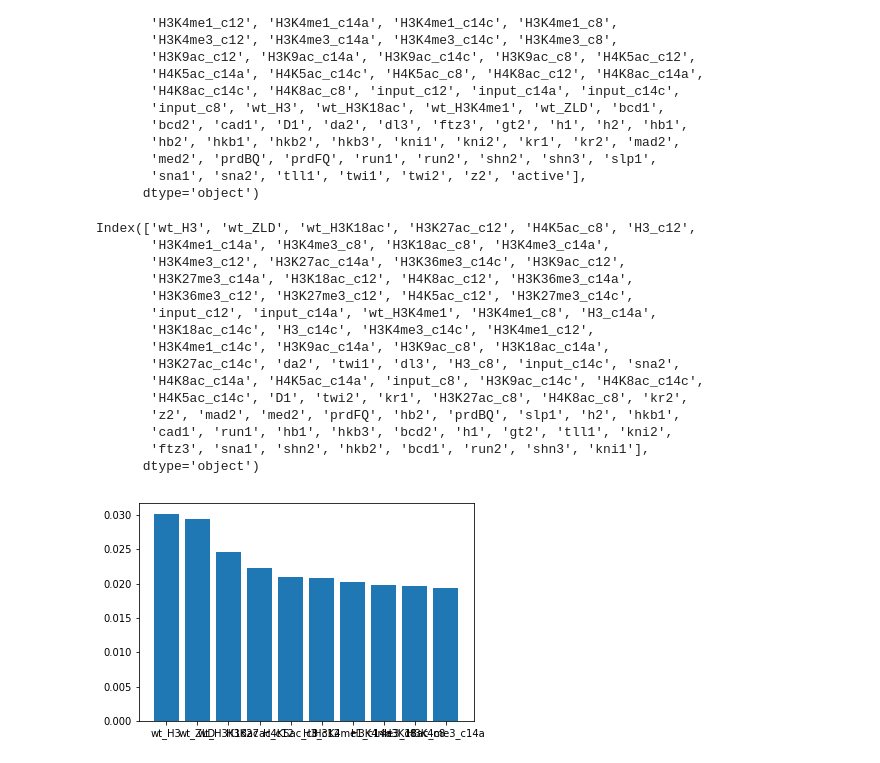
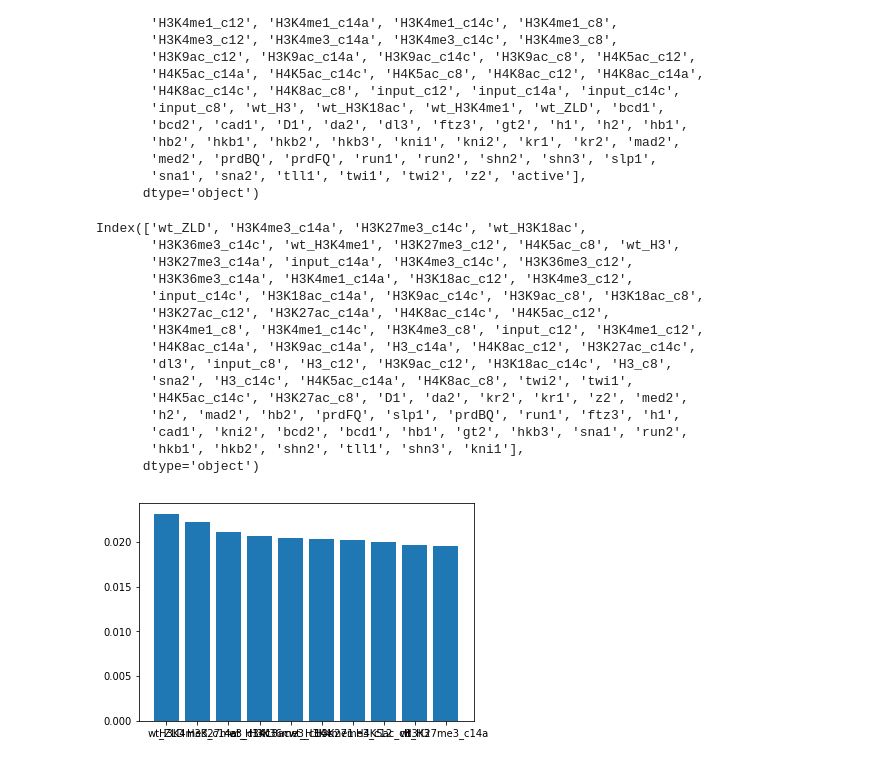
Before and after one commit to shifwang/RFmicroscope, a Jupyter notebook: demos/enhancer_example.ipynb, the cells around one changed output. Saved outputs shown, nothing was run; the diff lists cells and outputs as text; code cells hidden in the pictures.

```diff
--- a/demos/enhancer_example.ipynb
+++ b/demos/enhancer_example.ipynb
@@ -153,32 +153,32 @@ Index(['H3_c12', 'H3_c14a', 'H3_c14c', 'H3_c8', 'H3K18ac_c12', 'H3K18ac_c14a',
 # %%
 data.iloc[:,-1] = np.random.permutation(data.iloc[:,-1])
 X_train, X_test, y_train, y_test = train_test_split(
     np.array(data.iloc[:,:-1]), np.array(data.iloc[:,-1]), train_size=0.5,
     random_state=2017)
 
 rf = RandomForestClassifier(
-    n_estimators=20, random_state=1231, bootstrap=True)
+    n_estimators=100, bootstrap=True, max_depth = None)
 
 rf.fit(X=X_train, y=y_train)
 ix = np.argsort(rf.feature_importances_ * -1)
 topk = 10
 plt.bar(x = np.arange(topk), height=rf.feature_importances_[ix][:topk])
 plt.xticks(ticks = np.arange(topk), labels=data.columns[ix[:topk]])
 print(data.columns[ix])
 # %% [output]
-Index(['wt_H3', 'wt_ZLD', 'wt_H3K18ac', 'H3K27ac_c12', 'H4K5ac_c8', 'H3_c12',
-       'H3K4me1_c14a', 'H3K4me3_c8', 'H3K18ac_c8', 'H3K4me3_c14a',
-       'H3K4me3_c12', 'H3K27ac_c14a', 'H3K36me3_c14c', 'H3K9ac_c12',
-       'H3K27me3_c14a', 'H3K18ac_c12', 'H4K8ac_c12', 'H3K36me3_c14a',
-       'H3K36me3_c12', 'H3K27me3_c12', 'H4K5ac_c12', 'H3K27me3_c14c',
-       'input_c12', 'input_c14a', 'wt_H3K4me1', 'H3K4me1_c8', 'H3_c14a',
-       'H3K18ac_c14c', 'H3_c14c', 'H3K4me3_c14c', 'H3K4me1_c12',
-       'H3K4me1_c14c', 'H3K9ac_c14a', 'H3K9ac_c8', 'H3K18ac_c14a',
-       'H3K27ac_c14c', 'da2', 'twi1', 'dl3', 'H3_c8', 'input_c14c', 'sna2',
-       'H4K8ac_c14a', 'H4K5ac_c14a', 'input_c8', 'H3K9ac_c14c', 'H4K8ac_c14c',
-       'H4K5ac_c14c', 'D1', 'twi2', 'kr1', 'H3K27ac_c8', 'H4K8ac_c8', 'kr2',
-       'z2', 'mad2', 'med2', 'prdFQ', 'hb2', 'prdBQ', 'slp1', 'h2', 'hkb1',
-       'cad1', 'run1', 'hb1', 'hkb3', 'bcd2', 'h1', 'gt2', 'tll1', 'kni2',
-       'ftz3', 'sna1', 'shn2', 'hkb2', 'bcd1', 'run2', 'shn3', 'kni1'],
+Index(['wt_ZLD', 'H3K4me3_c14a', 'H3K27me3_c14c', 'wt_H3K18ac',
+       'H3K36me3_c14c', 'wt_H3K4me1', 'H3K27me3_c12', 'H4K5ac_c8', 'wt_H3',
+       'H3K27me3_c14a', 'input_c14a', 'H3K4me3_c14c', 'H3K36me3_c12',
+       'H3K36me3_c14a', 'H3K4me1_c14a', 'H3K18ac_c12', 'H3K4me3_c12',
+       'input_c14c', 'H3K18ac_c14a', 'H3K9ac_c14c', 'H3K9ac_c8', 'H3K18ac_c8',
+       'H3K27ac_c12', 'H3K27ac_c14a', 'H4K8ac_c14c', 'H4K5ac_c12',
+       'H3K4me1_c8', 'H3K4me1_c14c', 'H3K4me3_c8', 'input_c12', 'H3K4me1_c12',
+       'H4K8ac_c14a', 'H3K9ac_c14a', 'H3_c14a', 'H4K8ac_c12', 'H3K27ac_c14c',
+       'dl3', 'input_c8', 'H3_c12', 'H3K9ac_c12', 'H3K18ac_c14c', 'H3_c8',
+       'sna2', 'H3_c14c', 'H4K5ac_c14a', 'H4K8ac_c8', 'twi2', 'twi1',
+       'H4K5ac_c14c', 'H3K27ac_c8', 'D1', 'da2', 'kr2', 'kr1', 'z2', 'med2',
+       'h2', 'mad2', 'hb2', 'prdFQ', 'slp1', 'prdBQ', 'run1', 'ftz3', 'h1',
+       'cad1', 'kni2', 'bcd2', 'bcd1', 'hb1', 'gt2', 'hkb3', 'sna1', 'run2',
+       'hkb1', 'hkb2', 'shn2', 'tll1', 'shn3', 'kni1'],
       dtype='object')
-[figure, old version]
+[figure, new version]
```
Also changed, not shown: parts of 4 cells of this notebook, 2 other files.
